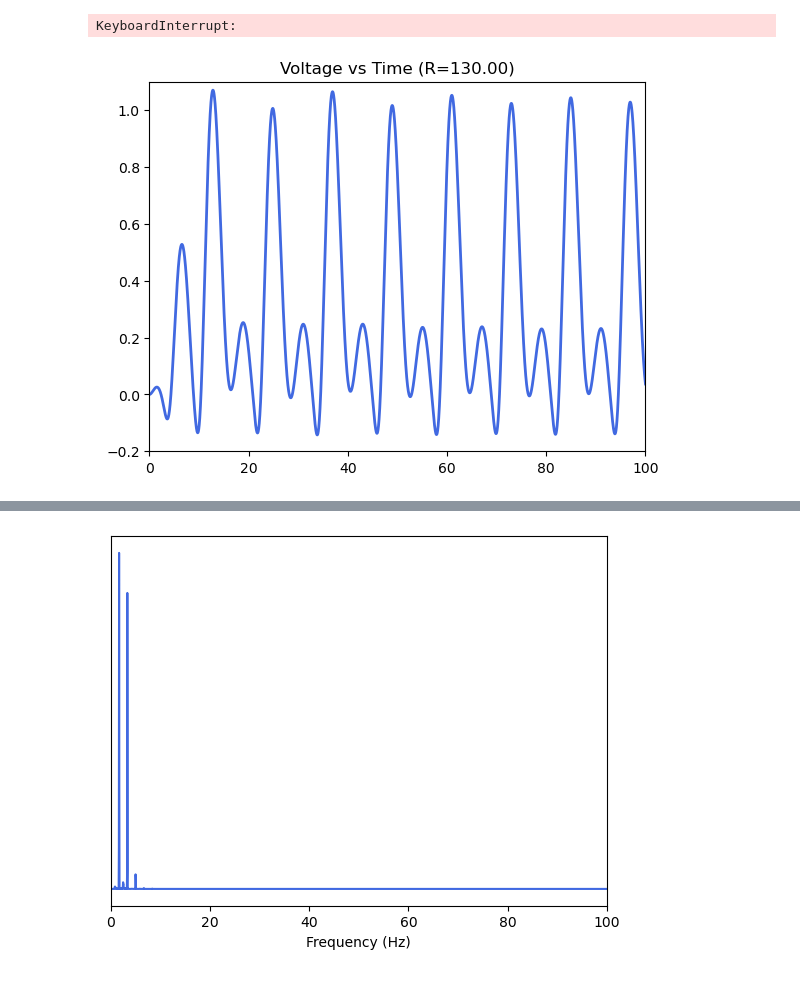
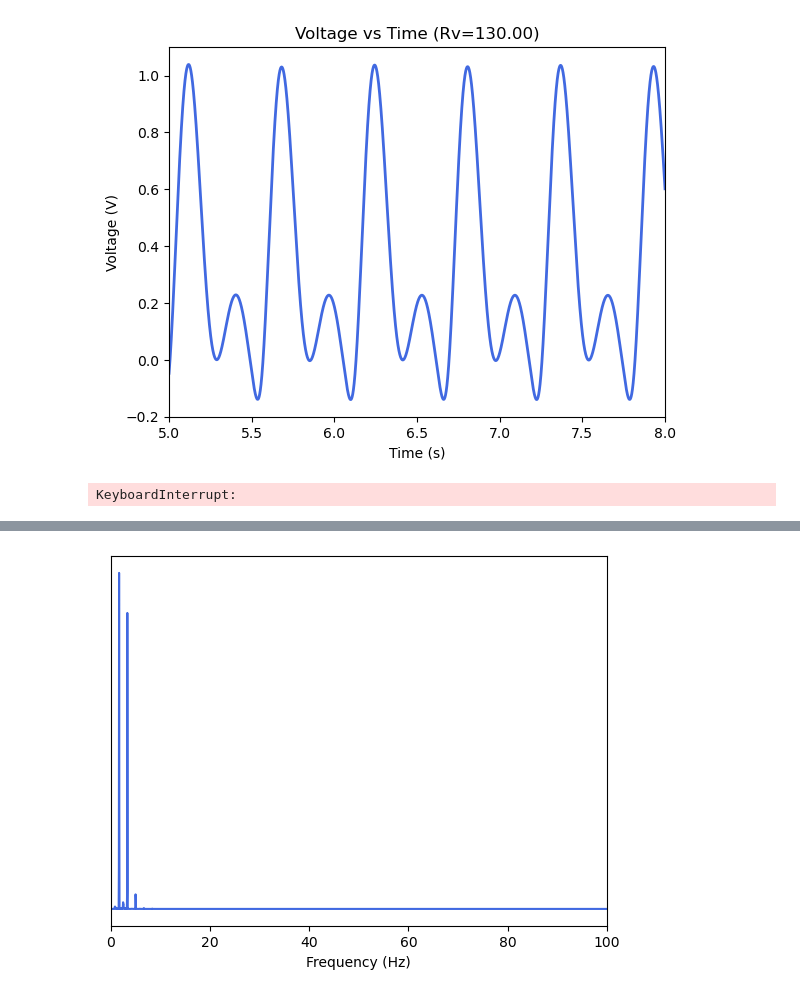
Before and after one commit to toby231/physics_reports, a Jupyter notebook: Chaotic Pendulum/Code/model.ipynb, the cells around one changed output, grey strips where cells are left out. Cells and saved outputs as stored; diff of their text form; code cells hidden in the pictures.

```diff
--- a/Chaotic Pendulum/Code/model.ipynb
+++ b/Chaotic Pendulum/Code/model.ipynb
@@ -72,3 +106,34 @@ plt.show()
+# %%
+fig, ax = plt.subplots()
+
+ax.set_xlim(5, 8)
+ax.set_ylim(-0.2, 1.1)
+
+ln, = ax.plot([],[],lw=2,color='royalblue')
+
+ax.set_xlabel("Time (s)")
+ax.set_ylabel("Voltage (V)")
+
+def init():
+    ln.set_data([],[])
+    return ln,
+
+def update(frame):
+    Rv = Rv_values[frame]
+
+    t,x,_ = rk4(Rv=Rv)
+    voltages = x[:,0]
+    ln.set_data(t, voltages)
+    ax.set_title(f"Voltage vs Time (Rv={Rv:.2f})")
+    return ln,
+
+Rv_values = np.linspace(50, 130, 100)
+
+ani = FuncAnimation(fig, update, frames=len(Rv_values),init_func=init,blit=True,interval=200)
+HTML(ani.to_jshtml())
+ani.save("../Model_Figures/voltage_animation.gif", writer="pillow", fps=5)
+# %% [output]
+[figure, added]
 # %%
 Rv_range = np.linspace(50,130,500)
 
@@ -89,33 +154,4 @@ plt.xlabel(r'$R_v(k\Omega)$')
 plt.ylabel("x(V)")
 # %% [output]
 KeyboardInterrupt:
-# %%
-fig, ax = plt.subplots()
-
-ax.set_xlim(t0, tmax)
-ax.set_ylim(-0.2, 1.1)
-
-ln, = ax.plot([],[],lw=2,color='royalblue')
-title = ax.set_title("")
-
-def init():
-    ln.set_data([],[])
-    return ln,
-
-def update(frame):
-    Rv = Rv_values[frame]
-
-    t,x = rk4(f,Rv)
-    voltages = x[:,0]
-    ln.set_data(t, voltages)
-    ax.set_title(f"Voltage vs Time (R={Rv:.2f})")
-    return ln,
-
-Rv_values = np.linspace(50, 130, 100)
-
-ani = FuncAnimation(fig, update, frames=len(Rv_values),init_func=init,blit=True,interval=200)
-HTML(ani.to_jshtml())
-ani.save("../Model_Figures/voltage_animation.gif", writer="pillow", fps=10)
-# %% [output]
-[figure, removed]
 # %%
```
Also changed, not shown: parts of 12 cells of this notebook, 21 other files.
